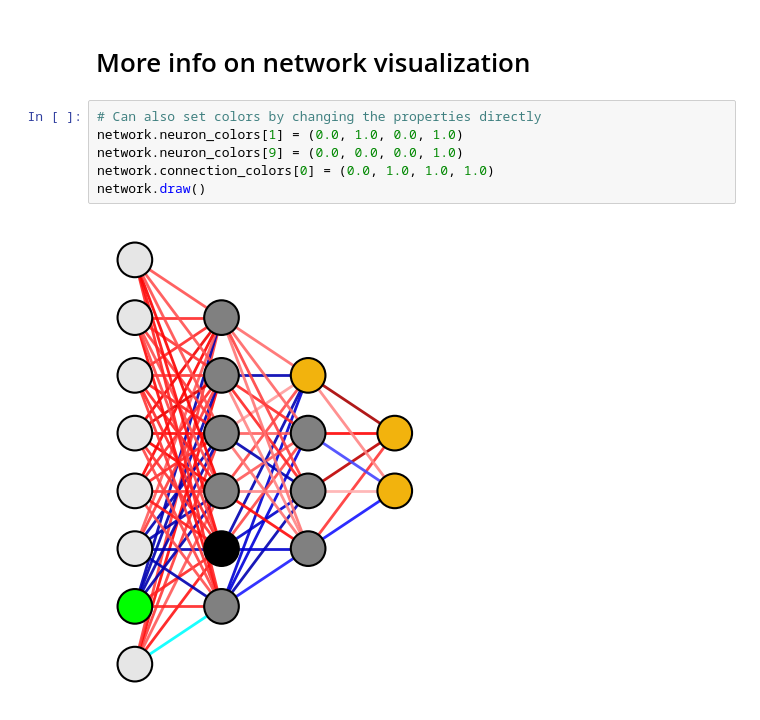
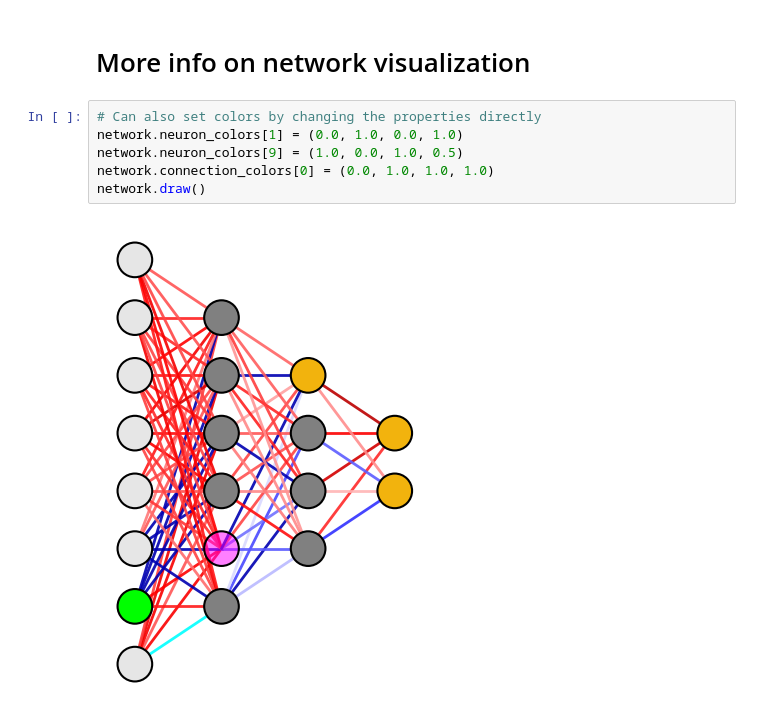
Before and after one commit to BenCellini/network-observability, a Jupyter notebook: notebooks/network_observability_example.ipynb, the cells around one changed output. Drawn from its saved outputs; the diff is of its cells as text.

```diff
--- a/notebooks/network_observability_example.ipynb
+++ b/notebooks/network_observability_example.ipynb
@@ -233,8 +230,8 @@ network.draw()
 # %%
 # Can also set colors by changing the properties directly
 network.neuron_colors[1] = (0.0, 1.0, 0.0, 1.0)
-network.neuron_colors[9] = (0.0, 0.0, 0.0, 1.0)
+network.neuron_colors[9] = (1.0, 0.0, 1.0, 0.5)
 network.connection_colors[0] = (0.0, 1.0, 1.0, 1.0)
 network.draw()
 # %% [output]
-[figure, old version]
+[figure, new version]
```
Also changed, not shown: parts of 6 cells of this notebook.
